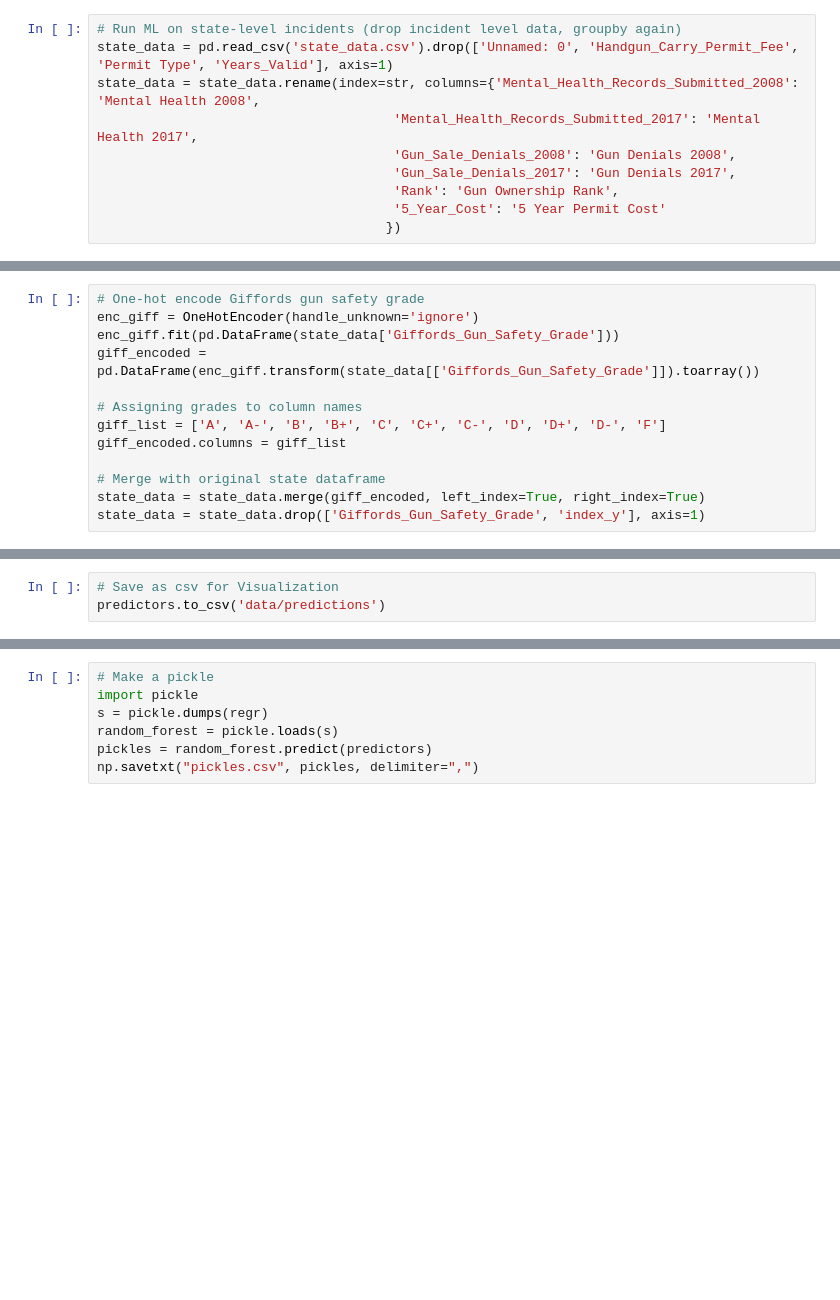
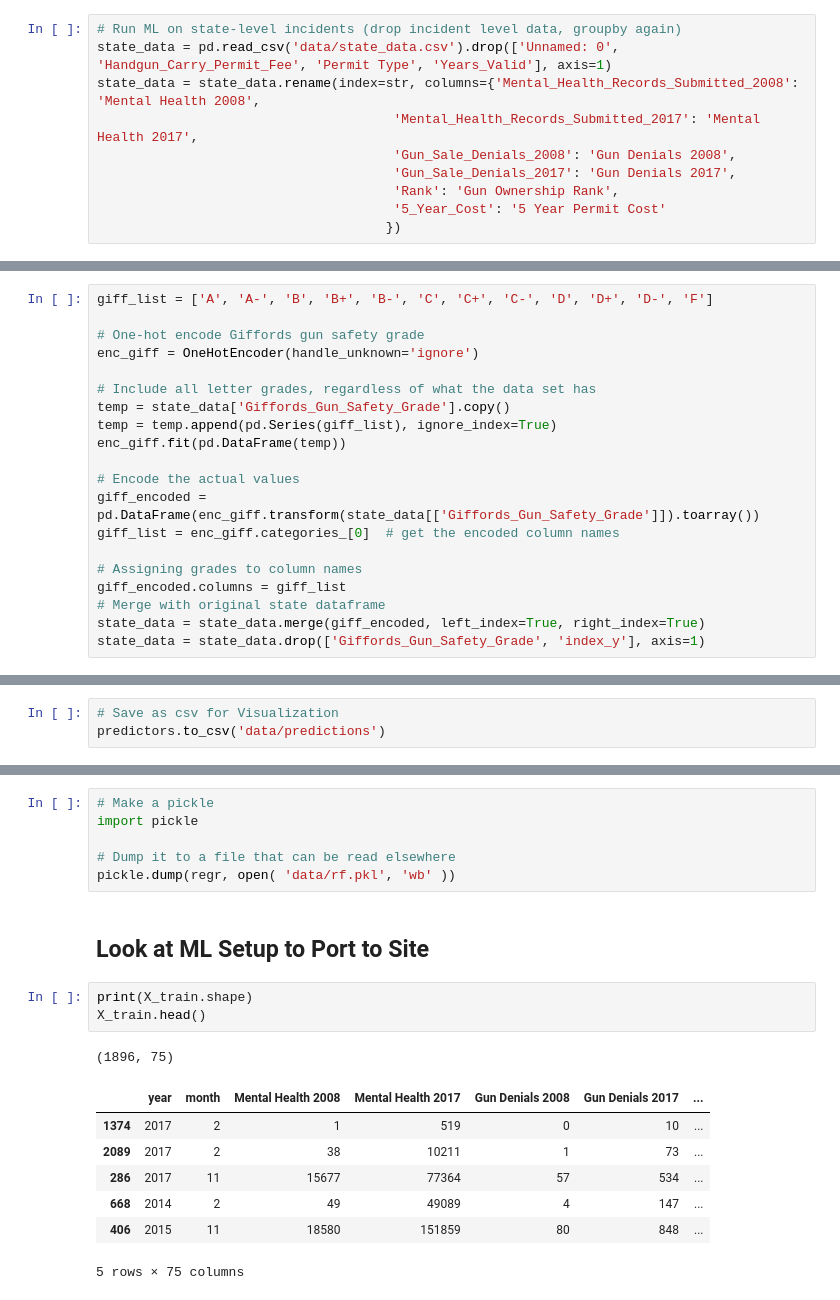
Before and after one commit to tnchen/group-31-data-x-proj, a Jupyter notebook: ML_scrape_data_bruh.ipynb, the cells around one changed output, grey strips where cells are left out. Drawn from its saved outputs; the diff is of its cells as text; blank space fills up the shorter version.

Commit message:
Almost done adding ML to site

```diff
--- a/ML_scrape_data_bruh.ipynb
+++ b/ML_scrape_data_bruh.ipynb
@@ -73,7 +73,7 @@ df2.to_csv(os.path.join(directory, 'data', 'No. Incidents by Year and State.csv'
 grouped.to_csv(os.path.join(directory, 'data', 'grouped by year state and month.csv'))
 # %%
 # Run ML on state-level incidents (drop incident level data, groupby again)
-state_data = pd.read_csv('state_data.csv').drop(['Unnamed: 0', 'Handgun_Carry_Permit_Fee', 'Permit Type', 'Years_Valid'], axis=1)
+state_data = pd.read_csv('data/state_data.csv').drop(['Unnamed: 0', 'Handgun_Carry_Permit_Fee', 'Permit Type', 'Years_Valid'], axis=1)
 state_data = state_data.rename(index=str, columns={'Mental_Health_Records_Submitted_2008': 'Mental Health 2008',
                                       'Mental_Health_Records_Submitted_2017': 'Mental Health 2017',
                                       'Gun_Sale_Denials_2008': 'Gun Denials 2008',
@@ -107,15 +105,22 @@ state_data = state_data.reset_index()
 state_data = state_data.merge(state_encoded, left_index=True, right_index=True)
 state_data = state_data.drop(['state', 'index_x'], axis=1)
 # %%
+giff_list = ['A', 'A-', 'B', 'B+', 'B-', 'C', 'C+', 'C-', 'D', 'D+', 'D-', 'F']
+
 # One-hot encode Giffords gun safety grade
 enc_giff = OneHotEncoder(handle_unknown='ignore')
-enc_giff.fit(pd.DataFrame(state_data['Giffords_Gun_Safety_Grade']))
+
+# Include all letter grades, regardless of what the data set has
+temp = state_data['Giffords_Gun_Safety_Grade'].copy()
+temp = temp.append(pd.Series(giff_list), ignore_index=True)
+enc_giff.fit(pd.DataFrame(temp))
+
+# Encode the actual values
 giff_encoded = pd.DataFrame(enc_giff.transform(state_data[['Giffords_Gun_Safety_Grade']]).toarray())
+giff_list = enc_giff.categories_[0]  # get the encoded column names
 
 # Assigning grades to column names
-giff_list = ['A', 'A-', 'B', 'B+', 'C', 'C+', 'C-', 'D', 'D+', 'D-', 'F']
 giff_encoded.columns = giff_list
-
 # Merge with original state dataframe
 state_data = state_data.merge(giff_encoded, left_index=True, right_index=True)
 state_data = state_data.drop(['Giffords_Gun_Safety_Grade', 'index_y'], axis=1)
@@ -344,7 +343,20 @@ plt.legend();
-# %%
-# Make a pickle
-import pickle
-s = pickle.dumps(regr)
-random_forest = pickle.loads(s)
-pickles = random_forest.predict(predictors)
-np.savetxt("pickles.csv", pickles, delimiter=",")
+# %%
+# Make a pickle
+import pickle
+
+# Dump it to a file that can be read elsewhere
+pickle.dump(regr, open( 'data/rf.pkl', 'wb' ))
+# %% [markdown]
+## Look at ML Setup to Port to Site
+# %%
+print(X_train.shape)
+X_train.head()
+# %% [output]
+(1896, 75)
+|  | year | month | Mental Health 2008 | Mental Health 2017 | Gun Denials 2008 | Gun Denials 2017 | ... |
+| 1374 | 2017 | 2 | 1 | 519 | 0 | 10 | ... |
+| 2089 | 2017 | 2 | 38 | 10211 | 1 | 73 | ... |
+| 286 | 2017 | 11 | 15677 | 77364 | 57 | 534 | ... |
+| 668 | 2014 | 2 | 49 | 49089 | 4 | 147 | ... |
+| 406 | 2015 | 11 | 18580 | 151859 | 80 | 848 | ... |
+5 rows × 75 columns
```
Also changed, not shown: parts of 9 cells of this notebook, 6 other files.
